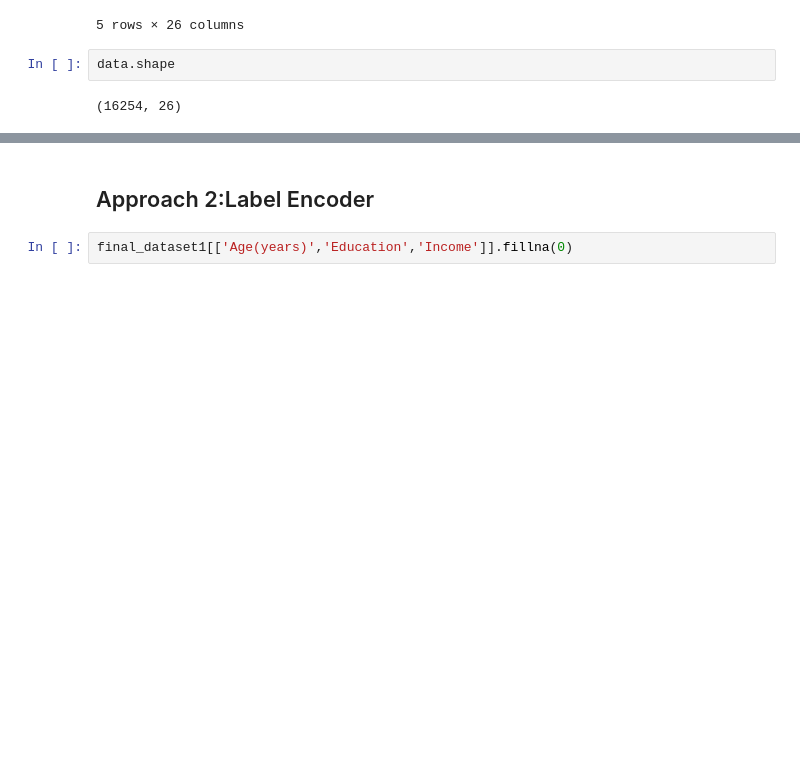
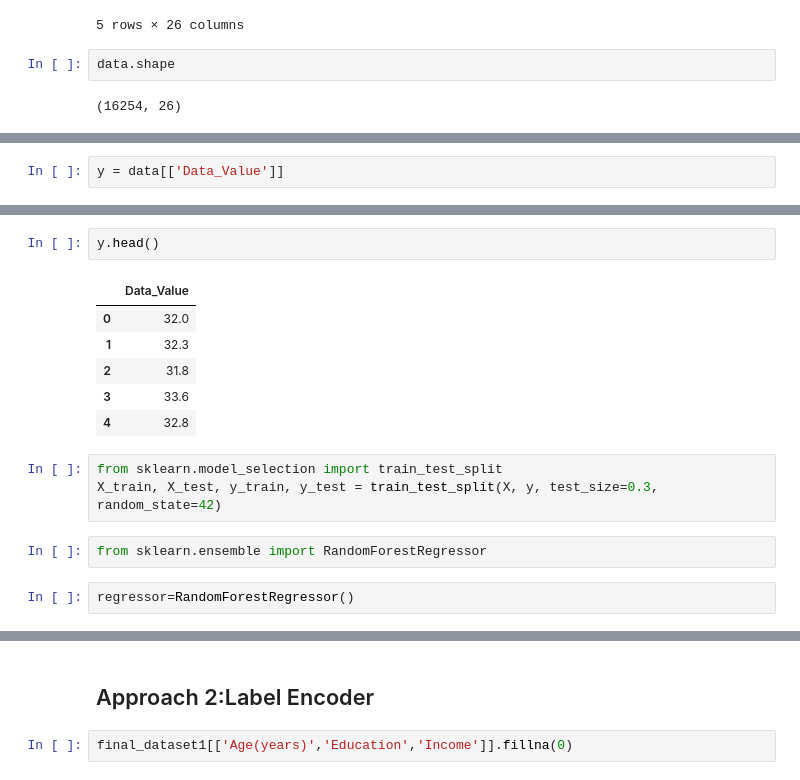
Before and after one commit to bhavan-bhatt/Gnosis-CP01, a Jupyter notebook: Bhavan - 202311021/CP.ipynb, the cells around one changed output, grey strips where cells are left out. Drawn from its saved outputs; the diff is of its cells as text; blank space fills up the shorter version.

```diff
--- a/Bhavan - 202311021/CP.ipynb
+++ b/Bhavan - 202311021/CP.ipynb
@@ -319,0 +349,2 @@ data.shape
+# %%
+y = data[['Data_Value']]
@@ -319,0 +361,16 @@ data.shape
+# %%
+y.head()
+# %% [output]
+|  | Data_Value |
+| 0 | 32.0 |
+| 1 | 32.3 |
+| 2 | 31.8 |
+| 3 | 33.6 |
+| 4 | 32.8 |
+# %%
+from sklearn.model_selection import train_test_split
+X_train, X_test, y_train, y_test = train_test_split(X, y, test_size=0.3, random_state=42)
+# %%
+from sklearn.ensemble import RandomForestRegressor
+# %%
+regressor=RandomForestRegressor()
```
Also changed, not shown: parts of 10 cells of this notebook.
